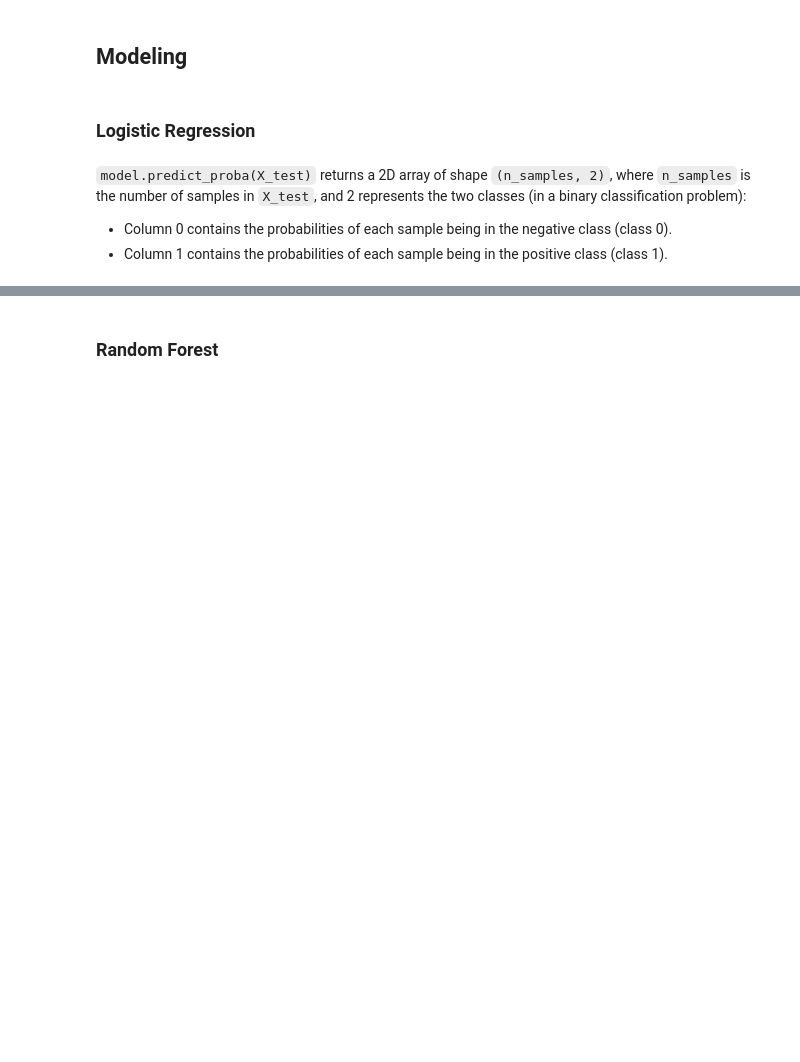
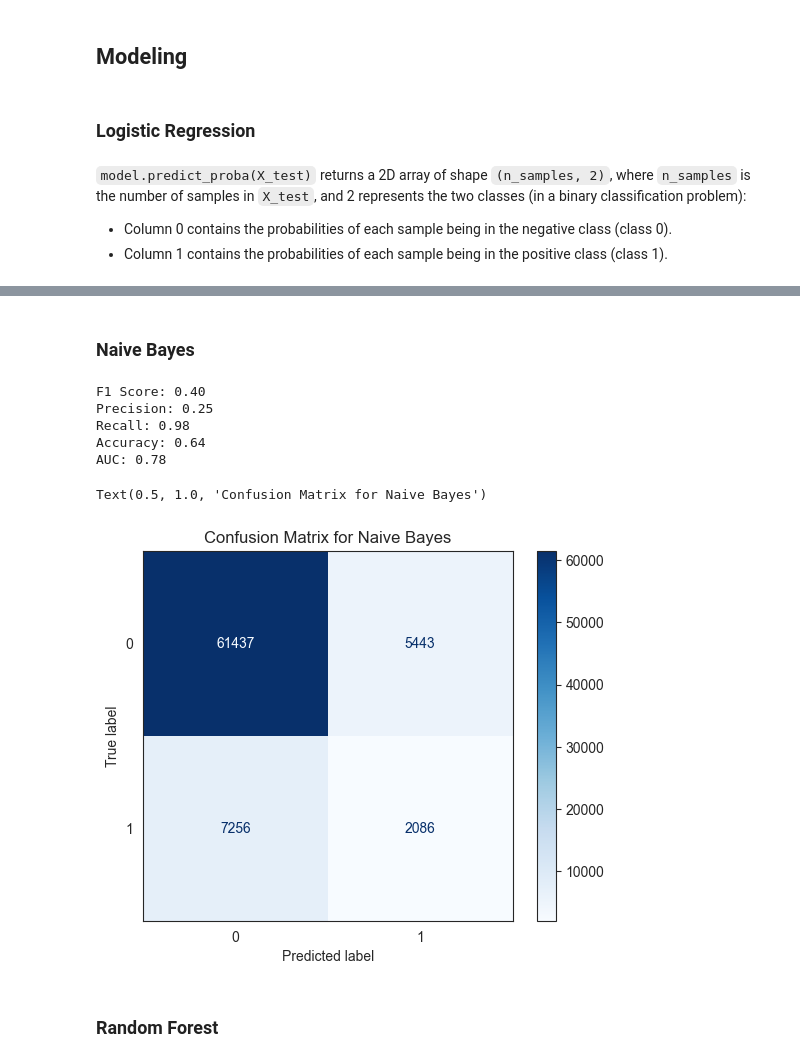
Before and after one commit to HugoTex98/Health-Insurance-Cross-Sell-Prediction, a Jupyter notebook: Health_Insurance_Cross_Sell_Prediction.ipynb, the cells around one changed output, grey strips where cells are left out. Drawn from its saved outputs; the diff is of its cells as text; code cells hidden in the pictures; blank space fills up the shorter version.

```diff
--- a/Health_Insurance_Cross_Sell_Prediction.ipynb
+++ b/Health_Insurance_Cross_Sell_Prediction.ipynb
@@ -1539,3 +1543,40 @@ AUC: 0.79
+# %% [markdown]
+### Naive Bayes
+# %%
+gnb = GaussianNB()
+gnb.fit(X_train, y_train)
+
+# Predictions
+y_pred = gnb.predict(X_test)
+# [:, 1] to access positive class probabilities
+y_pred_proba = gnb.predict_proba(X_test)[:, 1]
+
+# Calculating evaluation metrics
+f1 = f1_score(y_test, y_pred)
+precision = precision_score(y_test, y_pred)
+recall = recall_score(y_test, y_pred)
+accuracy = accuracy_score(y_test, y_pred)
+auc = roc_auc_score(y_test, y_pred_proba)
+
+# Printing the results
+print(f'F1 Score: {f1:.2f}')
+print(f'Precision: {precision:.2f}')
+print(f'Recall: {recall:.2f}')
+print(f'Accuracy: {accuracy:.2f}')
+print(f'AUC: {auc:.2f}')
+
+cm_plot = ConfusionMatrixDisplay.from_estimator(log_reg, X_test, y_test,
+                                                display_labels=log_reg.classes_,
+                                                cmap=plt.cm.Blues)
+plt.title("Confusion Matrix for Naive Bayes")
+# %% [output]
+F1 Score: 0.40
+Precision: 0.25
+Recall: 0.98
+Accuracy: 0.64
+AUC: 0.78
+Text(0.5, 1.0, 'Confusion Matrix for Naive Bayes')
+[figure, added]
 # %% [markdown]
 ### Random Forest
 # %%
```
Also changed, not shown: parts of 22 cells of this notebook.
